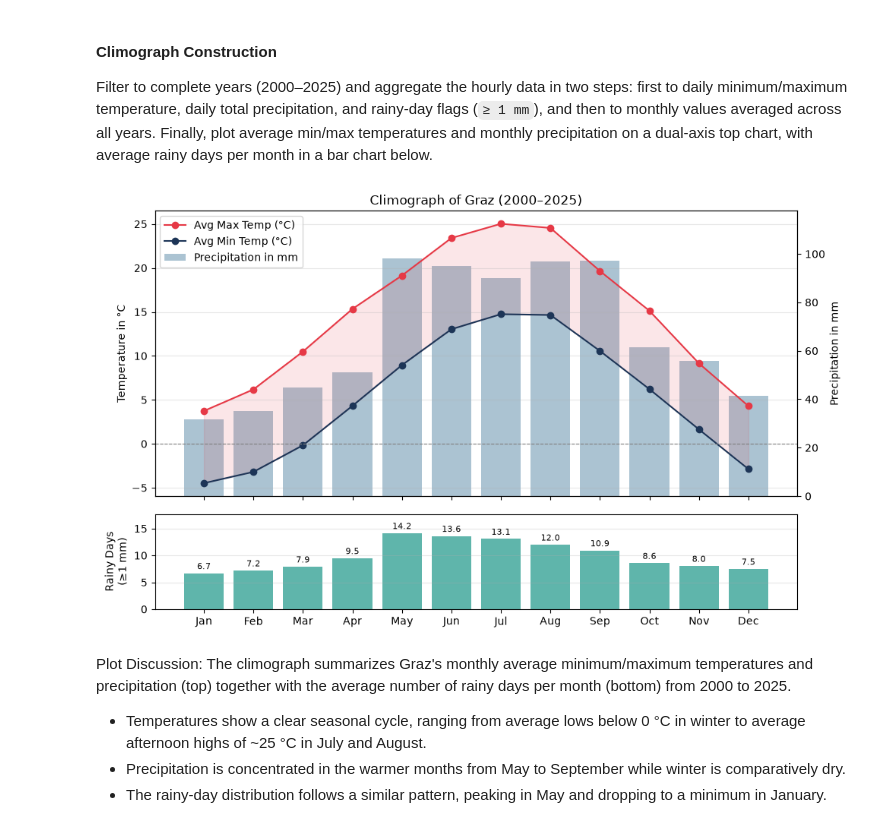
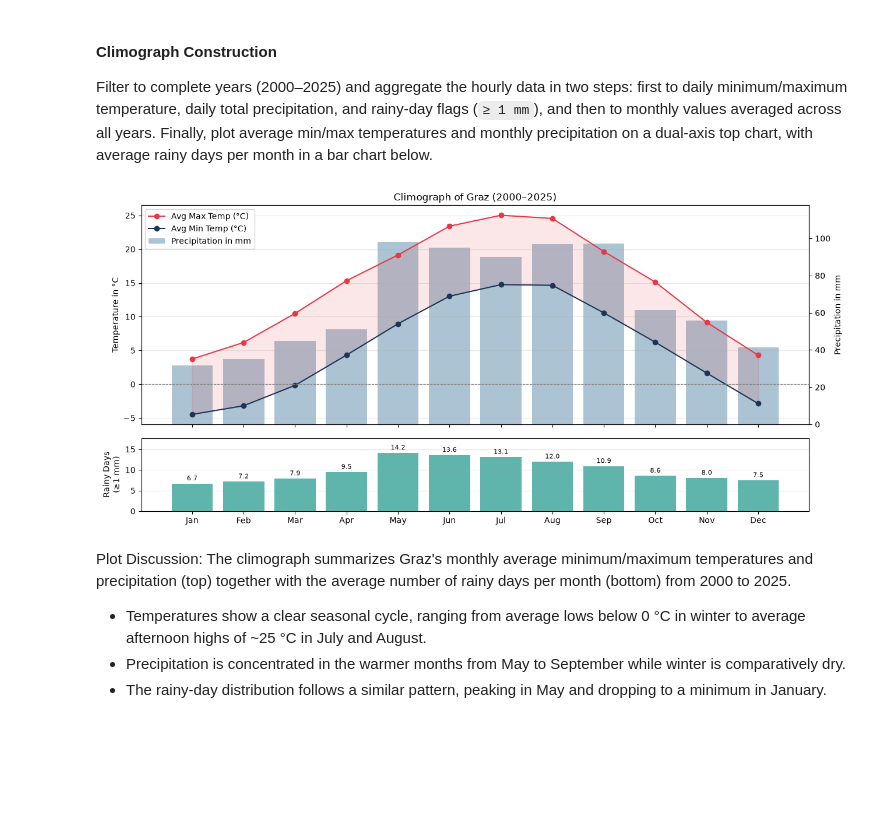
Before and after one commit to finklu/DataAnalysis_Lab02, a Jupyter notebook: Fink_ESE26__DA_Assignment01-Weather.ipynb, the cells around one changed output. Cells and saved outputs as stored; diff of their text form; code cells hidden in the pictures; blank space fills up the shorter version.

```diff
--- a/Fink_ESE26__DA_Assignment01-Weather.ipynb
+++ b/Fink_ESE26__DA_Assignment01-Weather.ipynb
@@ -252,36 +252,36 @@ clim = (
 months = ["Jan", "Feb", "Mar", "Apr", "May", "Jun", "Jul", "Aug", "Sep", "Oct", "Nov", "Dec"]
 
 # 2 stacked subplots (top 3x taller than bottom) sharing the month x-axis
-fig, (ax1, ax3) = plt.subplots(2, 1, figsize=(10, 6), sharex=True, gridspec_kw={"height_ratios": [3, 1]})
+fig, (ax1, ax3) = plt.subplots(2, 1, figsize=(13, 6), sharex=True, gridspec_kw={"height_ratios": [3, 1]})
 ax2 = ax1.twinx()  # secondary right y-axis sharing ax1's x-axis
 
 ax2.bar(months, clim["precip"], color="#457b9d", alpha=0.45, label="Precipitation in mm")
 ax1.plot(months, clim["tmax"], "o-", color="#e63946", label="Avg Max Temp (°C)")
 ax1.plot(months, clim["tmin"], "o-", color="#1d3557", label="Avg Min Temp (°C)")
 ax1.fill_between(months, clim["tmin"], clim["tmax"], color="#e63946", alpha=0.12)  # shade min-to-max temp range
 ax1.axhline(0, color="gray", ls="--", lw=0.8)  # 0 °C reference line
 
 # Keep temperature lines (ax1) drawn in front of precipitation bars (ax2)
 ax1.set_zorder(ax2.get_zorder() + 1)
 ax1.patch.set_visible(False)  # make ax1 background transparent so ax2 bars show through
 ax1.set(title="Climograph of Graz (2000–2025)", ylabel="Temperature in °C")
 ax2.set(ylabel="Precipitation in mm", ylim=(0, clim["precip"].max() * 1.2))
 ax1.grid(axis="y", alpha=0.3)
 
 # Combine legend handles/labels from both y-axes into a single legend
 h1, l1 = ax1.get_legend_handles_labels()
 h2, l2 = ax2.get_legend_handles_labels()
 ax1.legend(h1 + h2, l1 + l2, loc="upper left")
 
 bars = ax3.bar(months, clim["rain_days"], color="#2a9d8f", alpha=0.75)
 ax3.bar_label(bars, fmt="%.1f", fontsize=8, padding=2)  # display bar values to 1 decimal place
 ax3.set(ylabel="Rainy Days\n(≥1 mm)", ylim=(0, clim["rain_days"].max() * 1.25))
 ax3.grid(axis="y", alpha=0.3)
 
 plt.tight_layout()
 plt.show()
 # %% [output]
-[figure, old version]
+[figure, new version]
 # %% [markdown]
 Plot Discussion: The climograph summarizes Graz's monthly average minimum/maximum temperatures and precipitation (top) together with the average number of rainy days per month (bottom) from 2000 to 2025.
 + Temperatures show a clear seasonal cycle, ranging from average lows below 0 °C in winter to average afternoon highs of ~25 °C in July and August.
```
Also changed, not shown: parts of 3 cells of this notebook.
